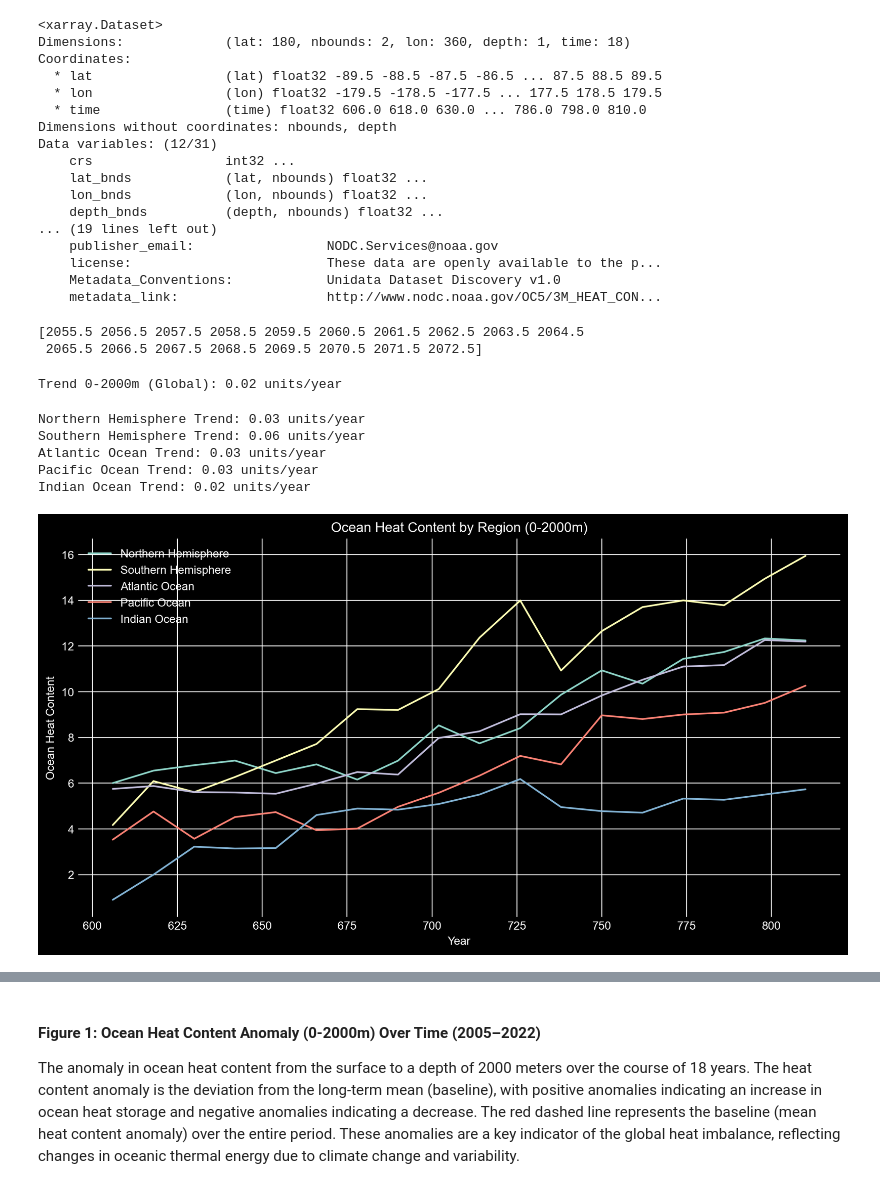
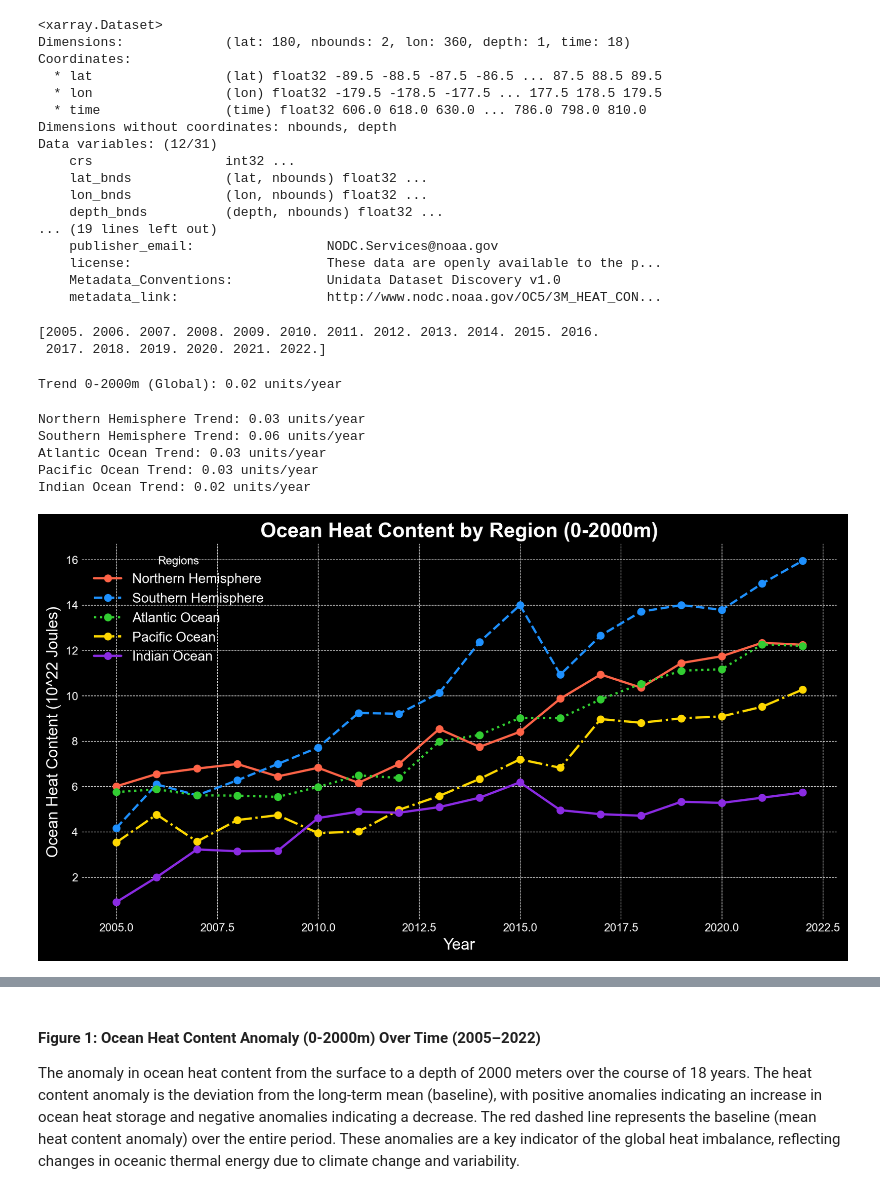
Before and after one commit to ees-climate-fall24/UnitProjectPszczolkowski1, a Jupyter notebook: notebooks/UnitProject.ipynb, the cells around one changed output, grey strips where cells are left out. Saved outputs shown, nothing was run; the diff lists cells and outputs as text; code cells hidden in the pictures.

```diff
--- a/notebooks/UnitProject.ipynb
+++ b/notebooks/UnitProject.ipynb
@@ -56,9 +65,9 @@ Data variables: (12/31)
 # %%
 time_0_2000 = heat_content_0_2000['time'].values
 base_year = 2005
-time_as_years_0_2000 = base_year + (time_0_2000 / 12)
+time_as_years_0_2000 = base_year + (time_0_2000 / 12) -50.5
 print(time_as_years_0_2000[:18])
 # %% [output]
-[2055.5 2056.5 2057.5 2058.5 2059.5 2060.5 2061.5 2062.5 2063.5 2064.5
- 2065.5 2066.5 2067.5 2068.5 2069.5 2070.5 2071.5 2072.5]
+[2005. 2006. 2007. 2008. 2009. 2010. 2011. 2012. 2013. 2014. 2015. 2016.
+ 2017. 2018. 2019. 2020. 2021. 2022.]
 # %%
@@ -78,27 +85,38 @@ regions = {
     'Pacific Ocean': 'yearl_h22_PO',
     'Indian Ocean': 'yearl_h22_IO'
 }
-# %%
-# Initialize the plot
-plt.figure(figsize=(12, 6))
-
-for region, var in regions.items():
-    regional_data = heat_content_0_2000[var].values
-    plt.plot(time_years, regional_data, label=region)
-    regional_trend = (regional_data[-1] - regional_data[0]) / (time_years[-1] - time_years[0])
-    print(f"{region} Trend: {regional_trend:.2f} units/year")
-
-plt.xlabel("Year")
-plt.ylabel("Ocean Heat Content")
-plt.title("Ocean Heat Content by Region (0-2000m)")
-plt.legend()
-plt.grid(True)
-plt.show()
-# %% [output]
-Northern Hemisphere Trend: 0.03 units/year
-Southern Hemisphere Trend: 0.06 units/year
-Atlantic Ocean Trend: 0.03 units/year
-Pacific Ocean Trend: 0.03 units/year
-Indian Ocean Trend: 0.02 units/year
-[figure, removed]
+# %%
+plt.figure(figsize=(12, 6))
+
+colors = ['#FF6347', '#1E90FF', '#32CD32', '#FFD700', '#8A2BE2']
+linestyles = ['-', '--', ':', '-.', '-']
+
+# Iterate through regions with new styles
+for i, (region, var) in enumerate(regions.items()):
+    regional_data = heat_content_0_2000[var].values
+    plt.plot(time_as_years_0_2000, regional_data, label=region,
+             color=colors[i], linestyle=linestyles[i], linewidth=2, marker='o', markersize=6)
+
+    regional_trend = (regional_data[-1] - regional_data[0]) / (time_years[-1] - time_years[0])
+    print(f"{region} Trend: {regional_trend:.2f} units/year")
+
+plt.xlabel("Year", fontsize=14)
+plt.ylabel("Ocean Heat Content (10^22 Joules)", fontsize=14)
+plt.title("Ocean Heat Content by Region (0-2000m)", fontsize=18, fontweight='bold')
+
+# Customize grid for better contrast
+plt.grid(True, which='both', linestyle='--', linewidth=0.5)
+
+# Adjust legend position and font size
+plt.legend(loc='upper left', fontsize=12, title="Regions")
+
+# Display the graph
+plt.show()
+# %% [output]
+Northern Hemisphere Trend: 0.03 units/year
+Southern Hemisphere Trend: 0.06 units/year
+Atlantic Ocean Trend: 0.03 units/year
+Pacific Ocean Trend: 0.03 units/year
+Indian Ocean Trend: 0.02 units/year
+[figure, added]
 # %%
```
Also changed, not shown: parts of 61 cells of this notebook.
